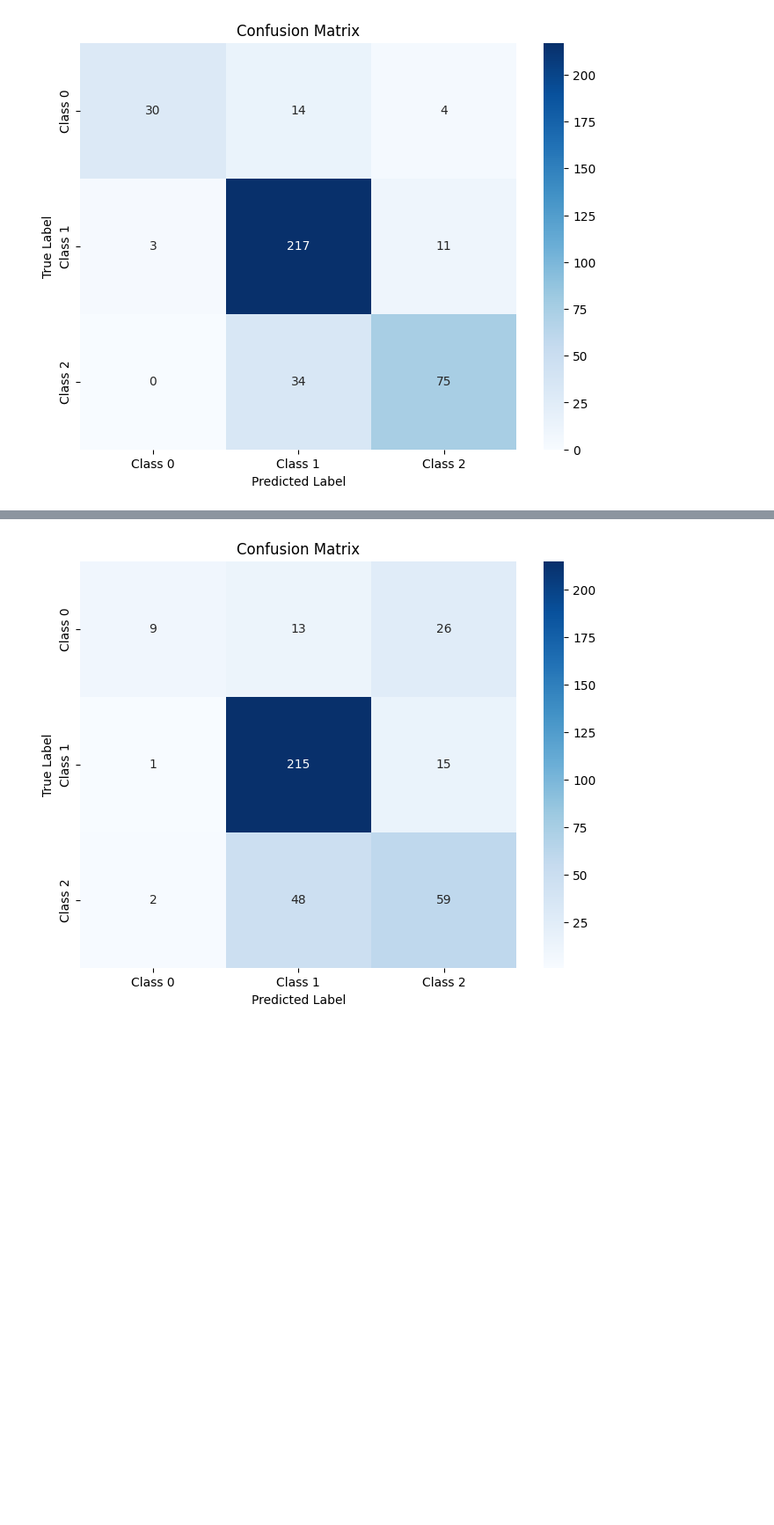
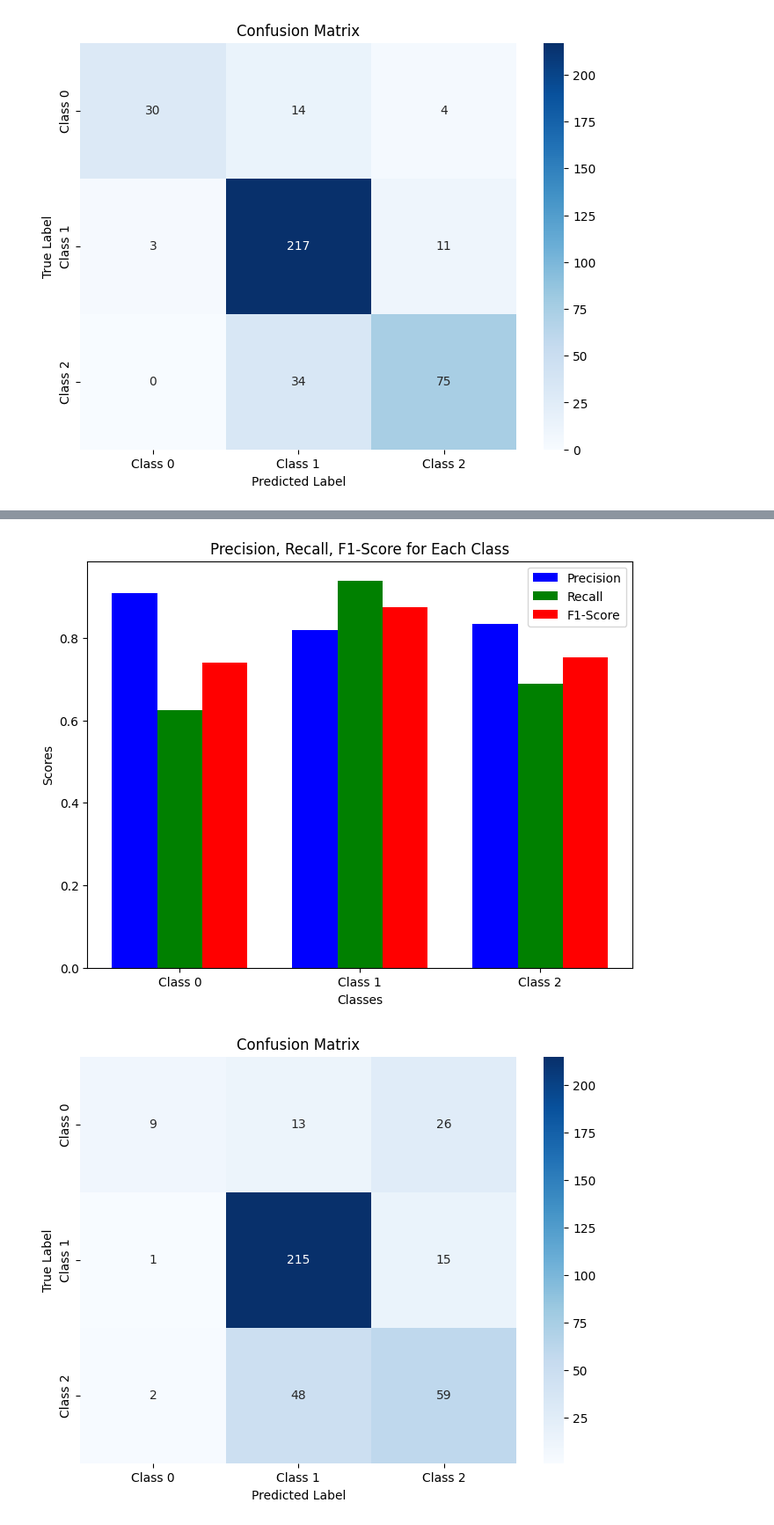
Before and after one commit to beyzoskaya/ML-In-Finance-CS-540, a Jupyter notebook: finance_project.ipynb, the cells around one changed output, grey strips where cells are left out. Shown at 88% size. Saved outputs shown, nothing was run; the diff lists cells and outputs as text; code cells hidden in the pictures; blank space fills up the shorter version.

Commit message:
visualizations added

```diff
--- a/finance_project.ipynb
+++ b/finance_project.ipynb
@@ -501,3 +529,28 @@ plt.show()
+# %%
+import matplotlib.pyplot as plt
+from sklearn.metrics import precision_recall_fscore_support
+
+precision, recall, f1, _ = precision_recall_fscore_support(labels, predictions, average=None)
+
+class_names = ['Class 0', 'Class 1', 'Class 2']
+x = range(len(class_names))
+
+fig, ax = plt.subplots(figsize=(8, 6))
+bar_width = 0.25
+
+ax.bar(x, precision, width=bar_width, label="Precision", color='b', align='center')
+ax.bar([p + bar_width for p in x], recall, width=bar_width, label="Recall", color='g', align='center')
+ax.bar([p + bar_width * 2 for p in x], f1, width=bar_width, label="F1-Score", color='r', align='center')
+
+ax.set_xticks([p + bar_width for p in x])
+ax.set_xticklabels(class_names)
+ax.set_xlabel("Classes")
+ax.set_ylabel("Scores")
+ax.set_title("Precision, Recall, F1-Score for Each Class")
+ax.legend()
+plt.show()
+# %% [output]
+[figure, added]
 # %%
 predictions = []
 labels = []
```
Also changed, not shown: parts of 5 cells of this notebook.
